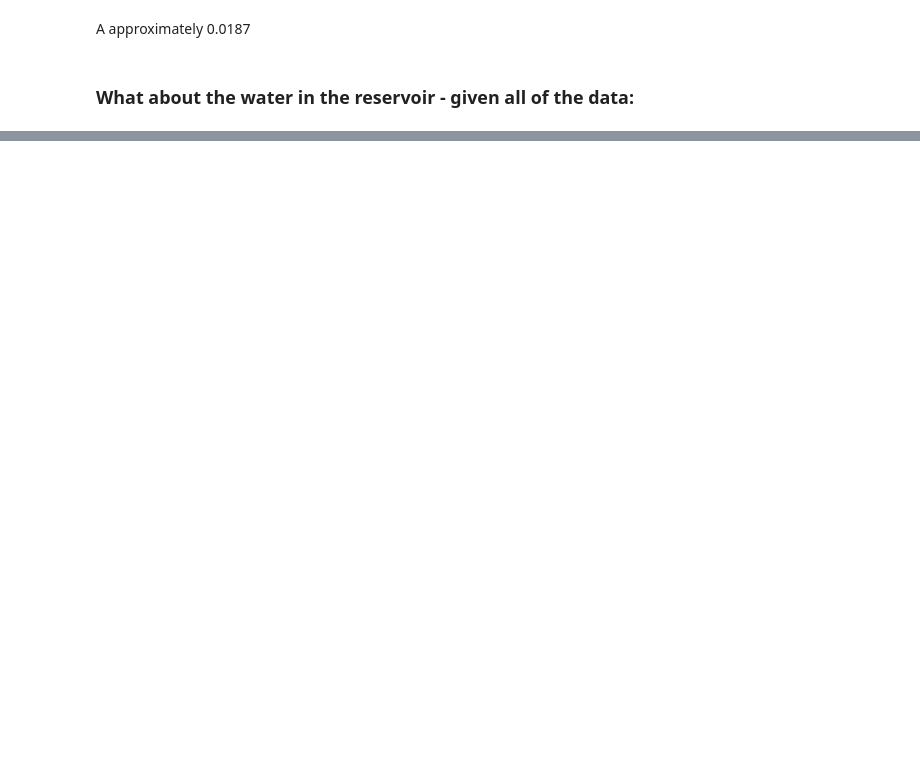
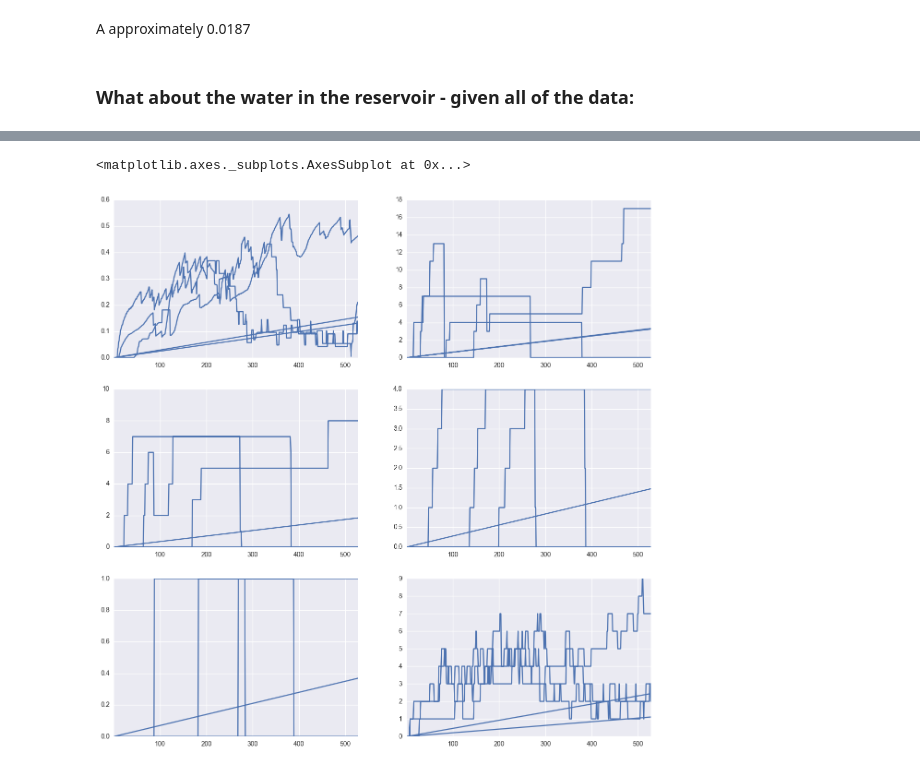
Before and after one commit to NickHoernle/Essil, a Jupyter notebook: data_exploration/answer_questions_from_logs.ipynb, the cells around one changed output, grey strips where cells are left out. Saved outputs shown, nothing was run; the diff lists cells and outputs as text; code cells hidden in the pictures; blank space fills up the shorter version.

```diff
--- a/data_exploration/answer_questions_from_logs.ipynb
+++ b/data_exploration/answer_questions_from_logs.ipynb
@@ -150,0 +161,14 @@ plt.show()
+# %%
+df = pd.concat([pd[1:] for pd in pds if (pd.Jungle_Water.iloc[1] < 0.25 and pd.shape[0] > 500)], axis=0)
+fig, axes = plt.subplots(3,2,figsize=(15,15))
+axes = axes.flatten()
+
+df.Jungle_Water.plot(ax=axes[0])
+df.Jungle_lv1.plot(ax=axes[1])
+df.Jungle_lv2.plot(ax=axes[2])
+df.Jungle_lv3.plot(ax=axes[3])
+df.Jungle_lv4.plot(ax=axes[4])
+df.Jungle_Clouds.plot(ax=axes[5])
+# %% [output]
+<matplotlib.axes._subplots.AxesSubplot at 0x...>
+[figure, added]
```
Also changed, not shown: parts of 32 cells of this notebook.
